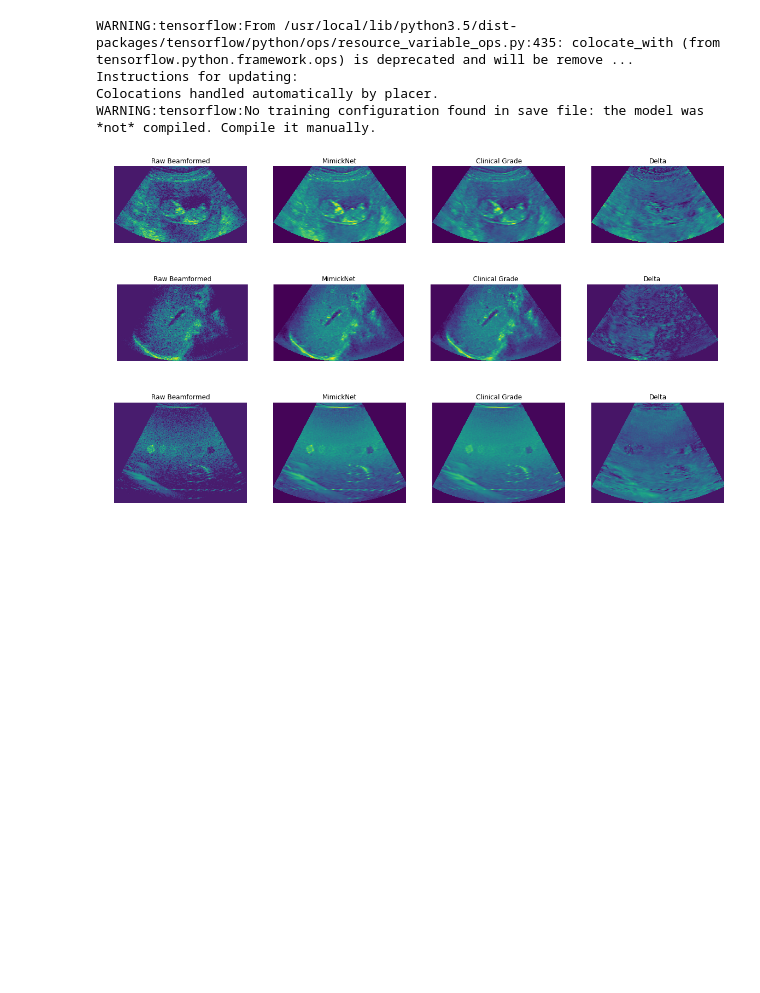
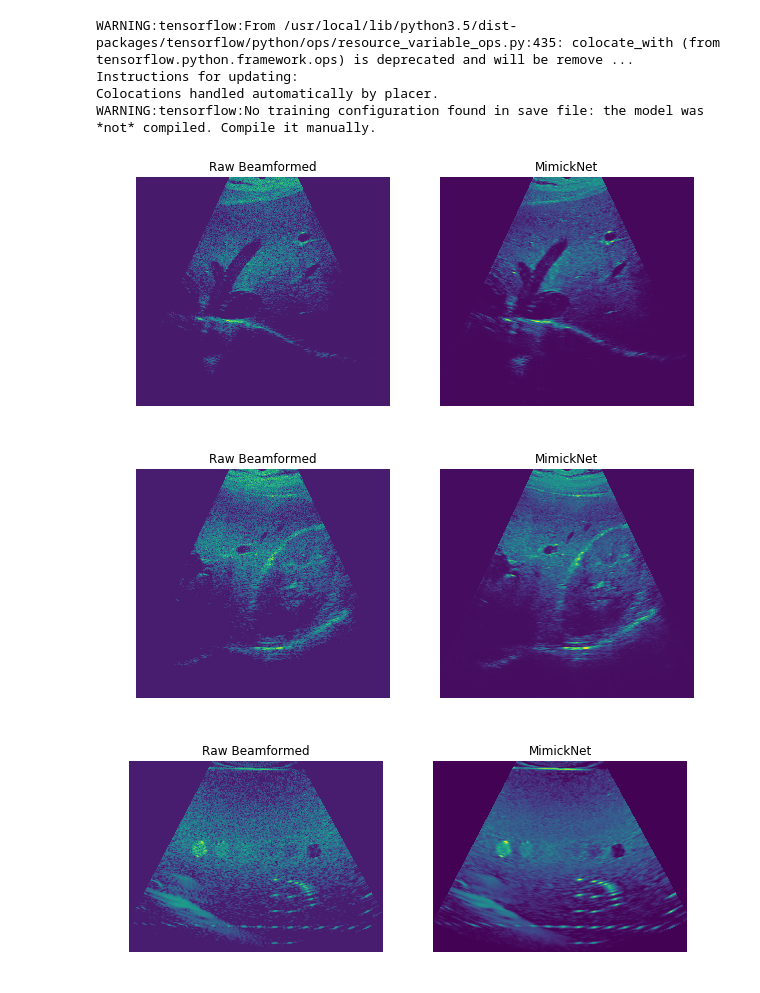
Before and after one commit to Ouwen/MimickNet, a Jupyter notebook: examples/python3_example.ipynb, the cells around one changed output. Cells and saved outputs as stored; diff of their text form; code cells hidden in the pictures; blank space fills up the shorter version.

```diff
--- a/examples/python3_example.ipynb
+++ b/examples/python3_example.ipynb
@@ -6,52 +6,45 @@ from trainer import utils
 import numpy as np
 import matplotlib.pyplot as plt
 
-model = tf.keras.models.load_model('mimicknet.h5')
+# model = tf.keras.models.load_model('mimicknet.h5') # original paper
+# model = tf.keras.models.load_model('mimicknet_ladj.h5') # luminance adjusted
+model = tf.keras.models.load_model('mimicknet_small_ladj.hdf5') # smaller model size
 # %% [output]
 WARNING:tensorflow:From /usr/local/lib/python3.5/dist-packages/tensorflow/python/ops/resource_variable_ops.py:435: colocate_with (from tensorflow.python.framework.ops) is deprecated and will be remove ...
 Instructions for updating:
 Colocations handled automatically by placer.
 WARNING:tensorflow:No training configuration found in save file: the model was *not* compiled. Compile it manually.
 # %%
-for file in ['fetal.mat', 'liver.mat', 'phantom.mat']:
+# liver and kidney donated in kind by the M.L.P.
+for file in ['mark_liver.mat', 'mark_kidney.mat', 'phantom.mat']:
     # Load raw beamformed data and ground truth
     matfile = utils.loadmat(file)
     iq = np.abs(matfile['iq'])
     iq = 20*np.log10(iq/iq.max())
-    gt = matfile['dtce']
 
     # Get raw beamformed image and ground truth image
     raw = np.clip(iq, -50, 0)
     raw = (raw-raw.min())/(raw.max() - raw.min())
-    gt = (gt-gt.min())/(gt.max() - gt.min())
 
     # Prep Model inputs and get output
-    iq = np.clip(iq, -100, 0)
+    iq = np.clip(iq, -60, 0) # Change the clipping to your liking
     iq = (iq-iq.min())/(iq.max() - iq.min()) # Normalize to [0, 1]
     padded_iq, (original_height, original_width) = utils.make_shape(iq) # Pad data to be divisible by 16
     padded_iq = padded_iq[None, :, :, None] # Reshape to be 4D [batch, height, width, 1]
     output = model.predict(padded_iq) # Run through the model
     output = np.clip(output, 0, 1) # Clip to [0, 1]
     output = np.squeeze(output)[:original_height, :original_width] # Reshape to original size
 
     # Plot Figure
-    fig, axes = plt.subplots(1,4, figsize=(20,20))
+    fig, axes = plt.subplots(1,2, figsize=(10,10))
     axes[0].imshow(utils.scan_convert(raw, matfile['acq_params']))
     axes[0].set_title('Raw Beamformed')
     axes[0].axis('off')
 
     axes[1].imshow(utils.scan_convert(output, matfile['acq_params']))
     axes[1].set_title('MimickNet')
     axes[1].axis('off')
-
-    axes[2].imshow(utils.scan_convert(matfile['dtce'], matfile['acq_params']))
-    axes[2].set_title('Clinical Grade')
-    axes[2].axis('off')
-
-    axes[3].imshow(utils.scan_convert(np.abs(output-gt), matfile['acq_params']))
-    axes[3].set_title('Delta')
-    axes[3].axis('off')
 # %% [output]
-[figure, old version]
+[figure, new version]
-[figure, old version]
+[figure, new version]
-[figure, old version]
+[figure, new version]
```
Also changed, not shown: 9 other files.
